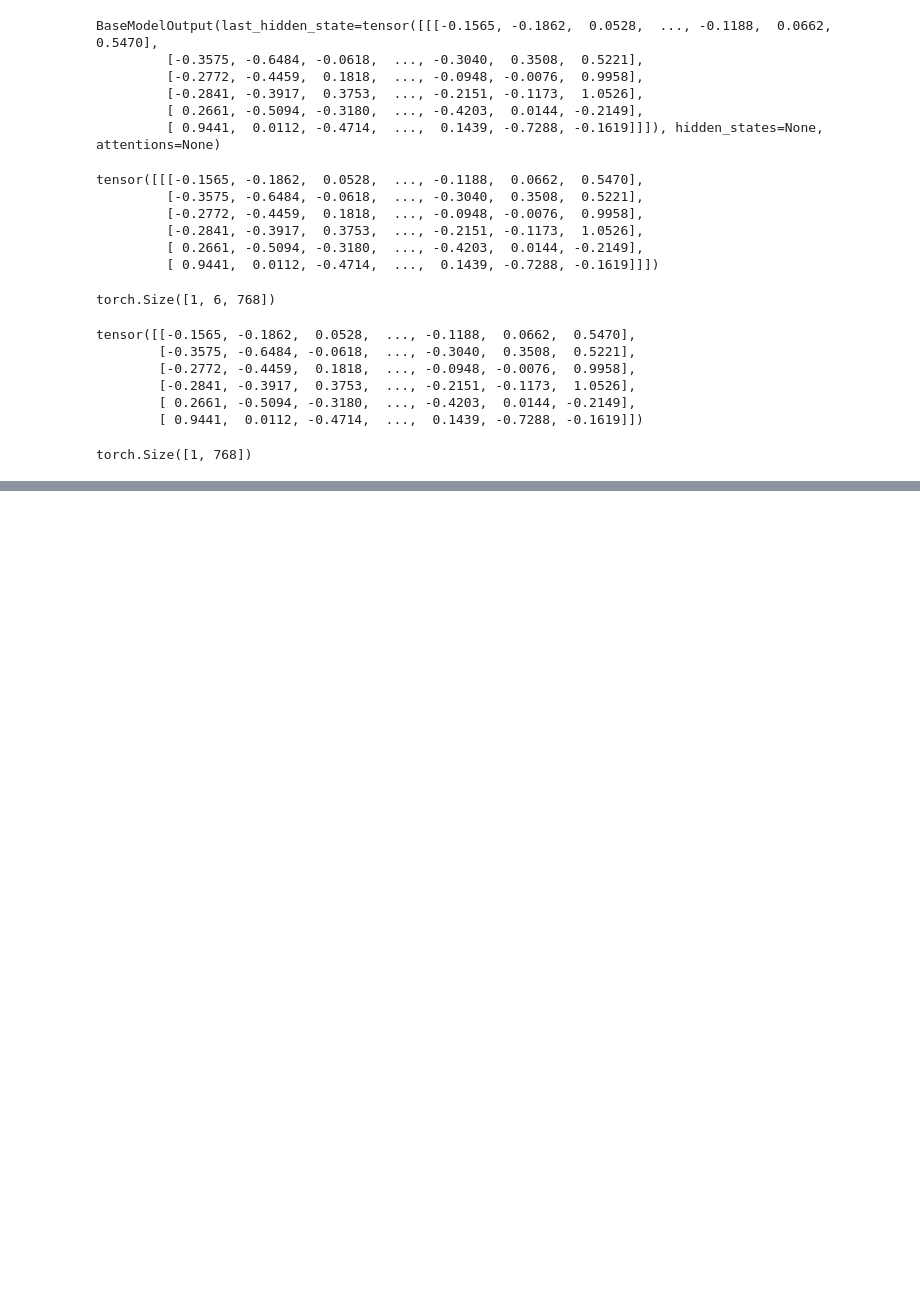
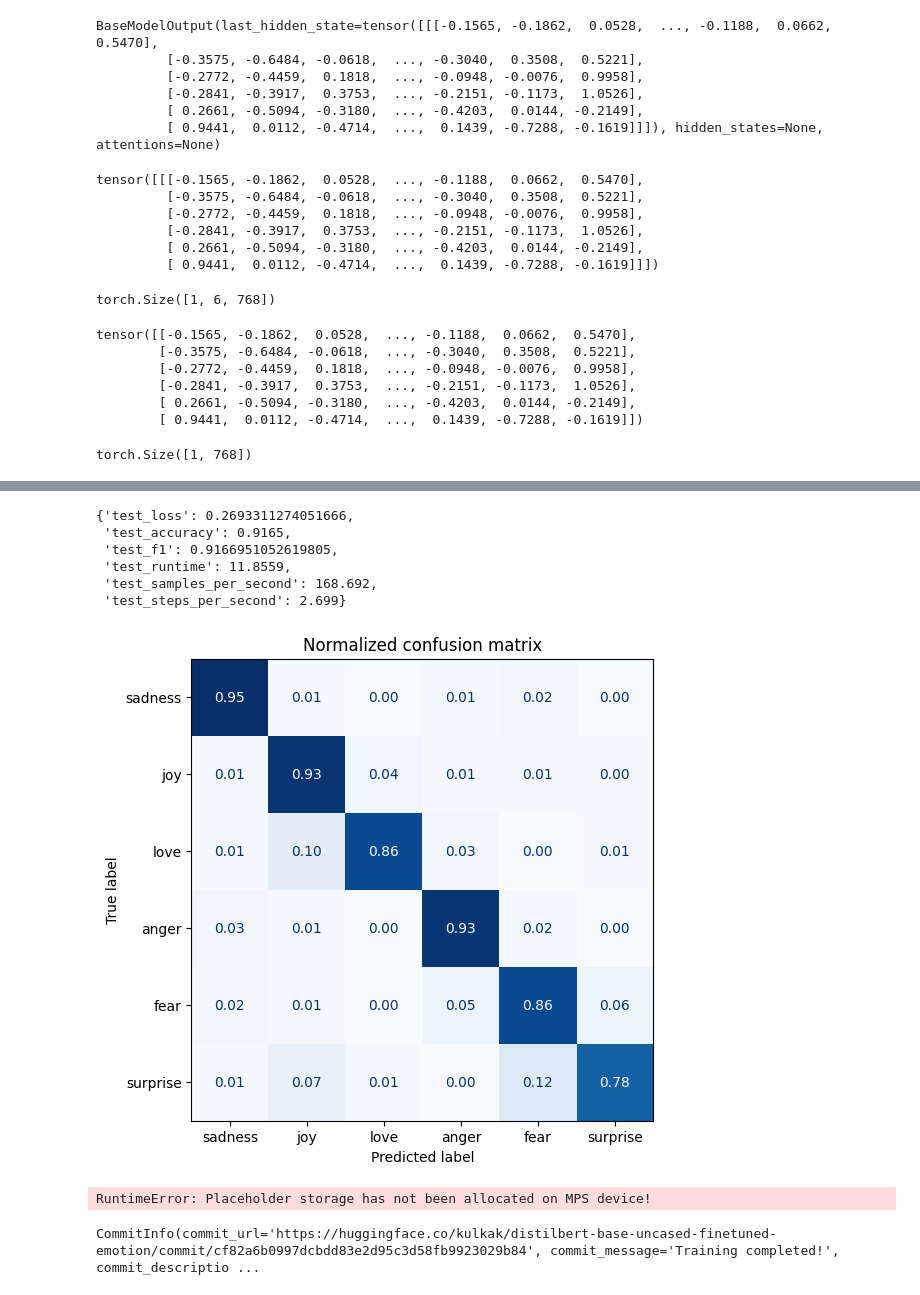
Before and after one commit to akulkarni7a/machinelearning, a Jupyter notebook: HF-Transformers/chapter2.ipynb, the cells around one changed output, grey strips where cells are left out. Cells and saved outputs as stored; diff of their text form; code cells hidden in the pictures; blank space fills up the shorter version.

Commit message:
back to hf book

```diff
--- a/HF-Transformers/chapter2.ipynb
+++ b/HF-Transformers/chapter2.ipynb
@@ -436,0 +315,15 @@ TrainOutput(global_step=500, training_loss=0.54384765625, metrics={'train_runtim
+# %%
+from sklearn.metrics import ConfusionMatrixDisplay, confusion_matrix
+
+labels = emotions["train"].features["label"].names
+
+def plot_confusion_matrix(y_preds, y_true, labels):
+    cm = confusion_matrix(y_true, y_preds, normalize="true")
+    fig, ax = plt.subplots(figsize=(6,6))
+    disp = ConfusionMatrixDisplay(confusion_matrix=cm, display_labels=labels)
+    disp.plot(cmap="Blues", values_format=".2f",ax=ax, colorbar=False)
+    plt.title("Normalized confusion matrix")
+    plt.show()
+
+y_preds = lr_clf.predict(X_valid)
+plot_confusion_matrix(y_preds, y_valid, labels)
@@ -436,0 +332,6 @@ TrainOutput(global_step=500, training_loss=0.54384765625, metrics={'train_runtim
+# %%
+#fine tuning
+from transformers import AutoModelForSequenceClassification
+
+num_labels = 6
+model = (AutoModelForSequenceClassification.from_pretrained(model_ckpt, num_labels=num_labels).to(device))
@@ -436,0 +350,18 @@ TrainOutput(global_step=500, training_loss=0.54384765625, metrics={'train_runtim
+# %%
+from transformers import Trainer, TrainingArguments
+
+batch_size = 64
+logging_steps = len(emotions_encoded["train"])
+model_name = f"{model_ckpt}-finetuned-emotion"
+training_args = TrainingArguments(output_dir=model_name,
+                                  num_train_epochs=2,
+                                  learning_rate=2e-5,
+                                  per_device_train_batch_size=batch_size,
+                                  per_device_eval_batch_size=batch_size,
+                                  weight_decay=0.01,
+                                  evaluation_strategy = "epoch",
+                                  disable_tqdm=False,
+                                  logging_steps=logging_steps,
+                                  push_to_hub=True,
+                                  log_level="error"
+                                  )
@@ -436,0 +382,16 @@ TrainOutput(global_step=500, training_loss=0.54384765625, metrics={'train_runtim
+# %%
+preds_output = trainer.predict(emotions_encoded["validation"])
+# %%
+preds_output.metrics
+# %% [output]
+{'test_loss': 0.2693311274051666,
+ 'test_accuracy': 0.9165,
+ 'test_f1': 0.9166951052619805,
+ 'test_runtime': 11.8559,
+ 'test_samples_per_second': 168.692,
+ 'test_steps_per_second': 2.699}
+# %%
+y_preds = np.argmax(preds_output.predictions, axis=1)
+plot_confusion_matrix(y_preds, y_valid, labels)
+# %% [output]
+[figure, added]
@@ -436,0 +412,12 @@ TrainOutput(global_step=500, training_loss=0.54384765625, metrics={'train_runtim
+# %%
+#convert our datasets back to PyTorch tensors
+emotions_encoded.set_format("torch",columns=["input_ids","attention_mask","label"])
+
+#compute loss values
+emotions_encoded["validation"] = emotions_encoded["validation"].map(forward_pass_with_label,batched=True,batch_size=16)
+# %% [output]
+RuntimeError: Placeholder storage has not been allocated on MPS device!
+# %%
+trainer.push_to_hub(commit_message="Training completed!")
+# %% [output]
+CommitInfo(commit_url='https://huggingface.co/kulkak/distilbert-base-uncased-finetuned-emotion/commit/cf82a6b0997dcbdd83e2d95c3d58fb9923029b84', commit_message='Training completed!', commit_descriptio ...
```
Also changed, not shown: parts of 38 cells of this notebook, 5 other files.
